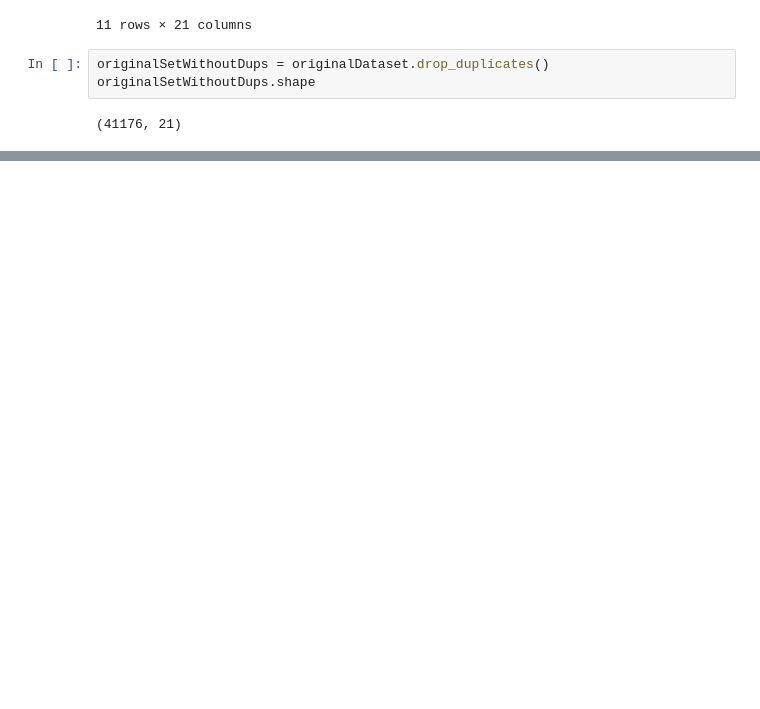
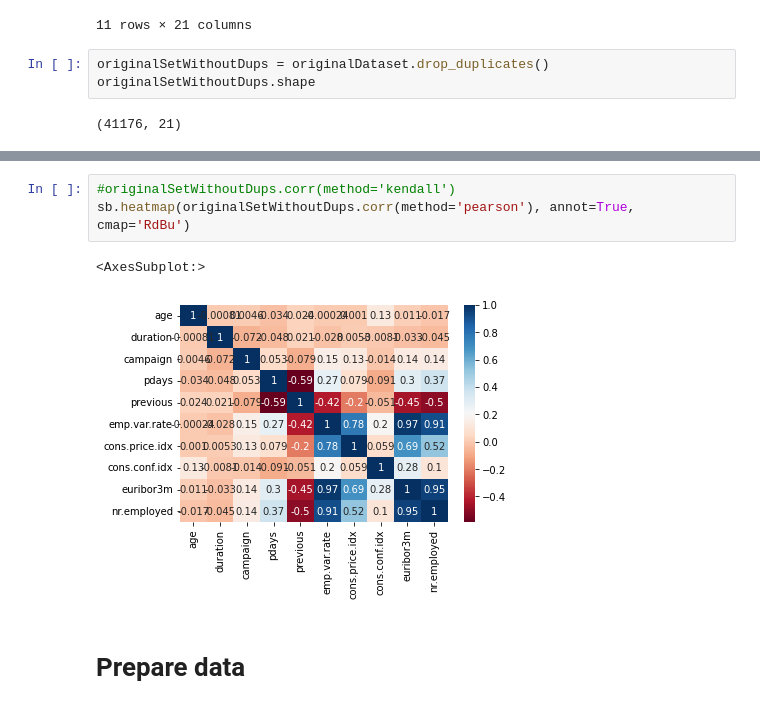
Before and after one commit to djordjeviclazar/laughing-spork, a Jupyter notebook: project1-ml.ipynb, the cells around one changed output, grey strips where cells are left out. Cells and saved outputs as stored; diff of their text form; blank space fills up the shorter version.

```diff
--- a/project1-ml.ipynb
+++ b/project1-ml.ipynb
@@ -74,0 +196,8 @@ originalSetWithoutDups.shape
+# %%
+#originalSetWithoutDups.corr(method='kendall')
+sb.heatmap(originalSetWithoutDups.corr(method='pearson'), annot=True, cmap='RdBu')
+# %% [output]
+<AxesSubplot:>
+[figure, added]
+# %% [markdown]
+# Prepare data
```
Also changed, not shown: parts of 12 cells of this notebook.
